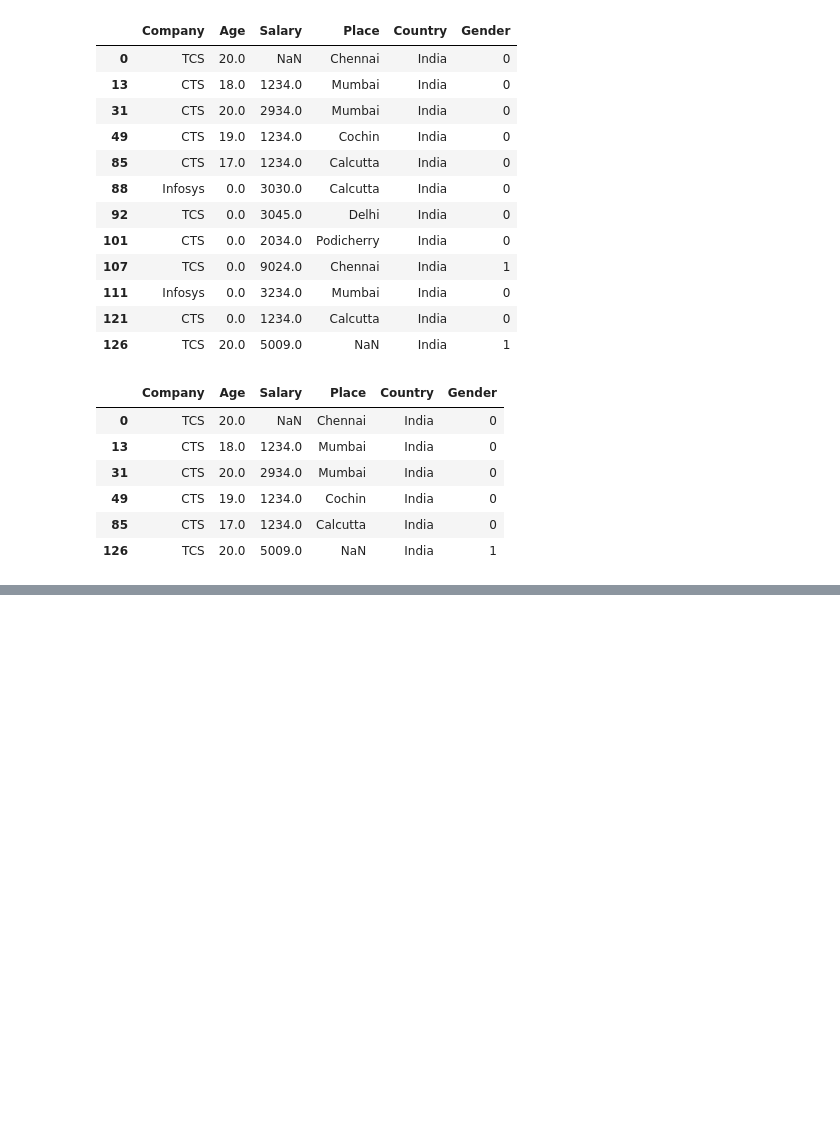
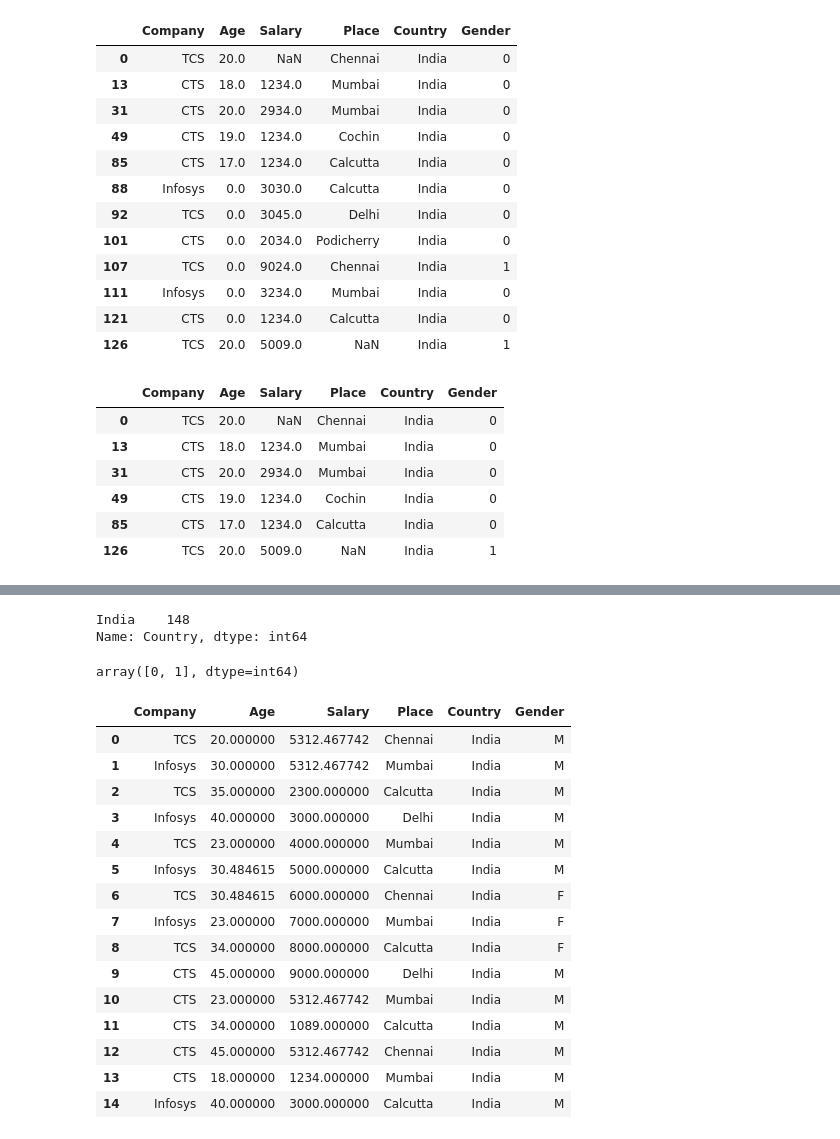
Before and after one commit to RaghulRameshTrainer/EricssonMay2022, a Jupyter notebook: Pandas.ipynb, the cells around one changed output, grey strips where cells are left out. Cells and saved outputs as stored; diff of their text form; code cells hidden in the pictures; blank space fills up the shorter version.

```diff
--- a/Pandas.ipynb
+++ b/Pandas.ipynb
@@ -284,0 +347,9 @@ df[df['Age']<21]
+# %%
+df['Country'].value_counts()
+# %% [output]
+India    148
+Name: Country, dtype: int64
+# %%
+df['Gender'].unique()
+# %% [output]
+array([0, 1], dtype=int64)
@@ -284,0 +358,19 @@ df[df['Age']<21]
+# %%
+df.head(15)
+# %% [output]
+|  | Company | Age | Salary | Place | Country | Gender |
+| 0 | TCS | 20.000000 | 5312.467742 | Chennai | India | M |
+| 1 | Infosys | 30.000000 | 5312.467742 | Mumbai | India | M |
+| 2 | TCS | 35.000000 | 2300.000000 | Calcutta | India | M |
+| 3 | Infosys | 40.000000 | 3000.000000 | Delhi | India | M |
+| 4 | TCS | 23.000000 | 4000.000000 | Mumbai | India | M |
+| 5 | Infosys | 30.484615 | 5000.000000 | Calcutta | India | M |
+| 6 | TCS | 30.484615 | 6000.000000 | Chennai | India | F |
+| 7 | Infosys | 23.000000 | 7000.000000 | Mumbai | India | F |
+| 8 | TCS | 34.000000 | 8000.000000 | Calcutta | India | F |
+| 9 | CTS | 45.000000 | 9000.000000 | Delhi | India | M |
+| 10 | CTS | 23.000000 | 5312.467742 | Mumbai | India | M |
+| 11 | CTS | 34.000000 | 1089.000000 | Calcutta | India | M |
+| 12 | CTS | 45.000000 | 5312.467742 | Chennai | India | M |
+| 13 | CTS | 18.000000 | 1234.000000 | Mumbai | India | M |
+| 14 | Infosys | 40.000000 | 3000.000000 | Calcutta | India | M |
```
Also changed, not shown: parts of 27 cells of this notebook.
